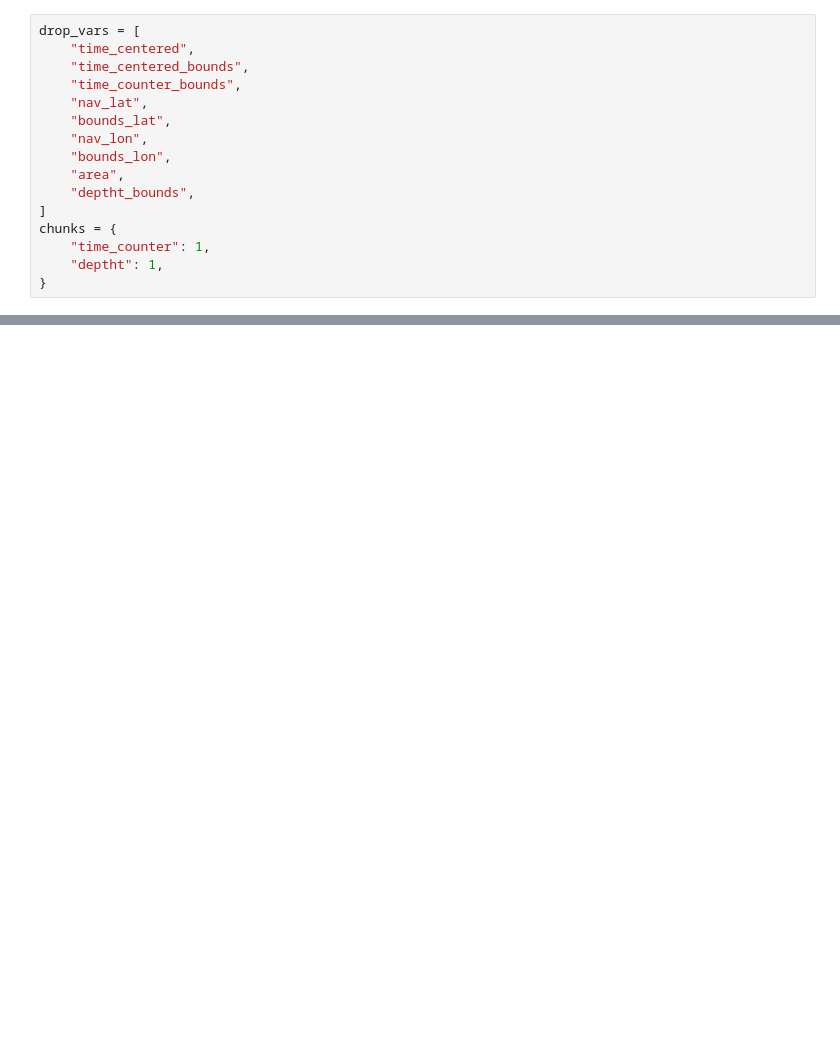
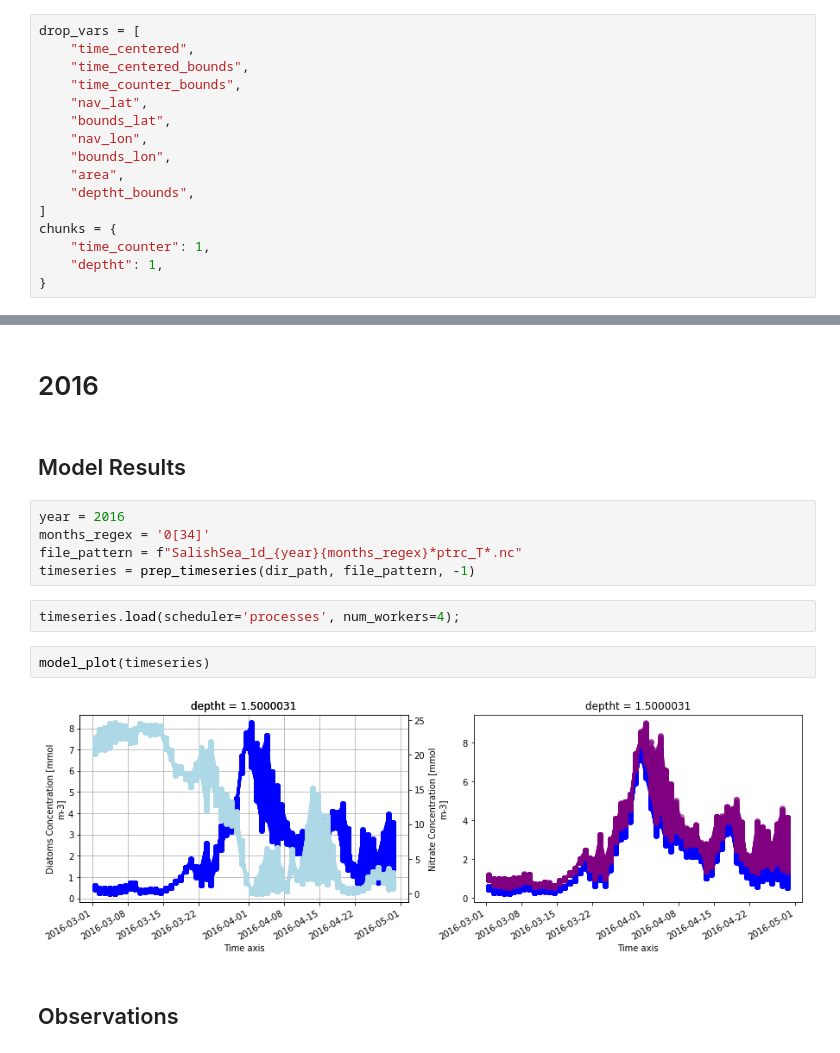
Before and after one commit to SalishSeaCast/analysis-susan, a Jupyter notebook: notebooks/Tuning/Bloom_Timing_202007D-lowR.ipynb, the cells around one changed output, grey strips where cells are left out. Drawn from its saved outputs; the diff is of its cells as text; blank space fills up the shorter version.

```diff
--- a/notebooks/Tuning/Bloom_Timing_202007D-lowR.ipynb
+++ b/notebooks/Tuning/Bloom_Timing_202007D-lowR.ipynb
@@ -318,0 +136,17 @@ ax.set_xlim((dt.datetime(2016, 3, 1),dt.datetime(2016, 4, 30)));
+# %% [markdown]
+# 2016
+# %% [markdown]
+## Model Results
+# %%
+year = 2016
+months_regex = '0[34]'
+file_pattern = f"SalishSea_1d_{year}{months_regex}*ptrc_T*.nc"
+timeseries = prep_timeseries(dir_path, file_pattern, -1)
+# %%
+timeseries.load(scheduler='processes', num_workers=4);
+# %%
+model_plot(timeseries)
+# %% [output]
+[figure, added]
+# %% [markdown]
+## Observations
```
Also changed, not shown: parts of 63 cells of this notebook, 2 other files.
